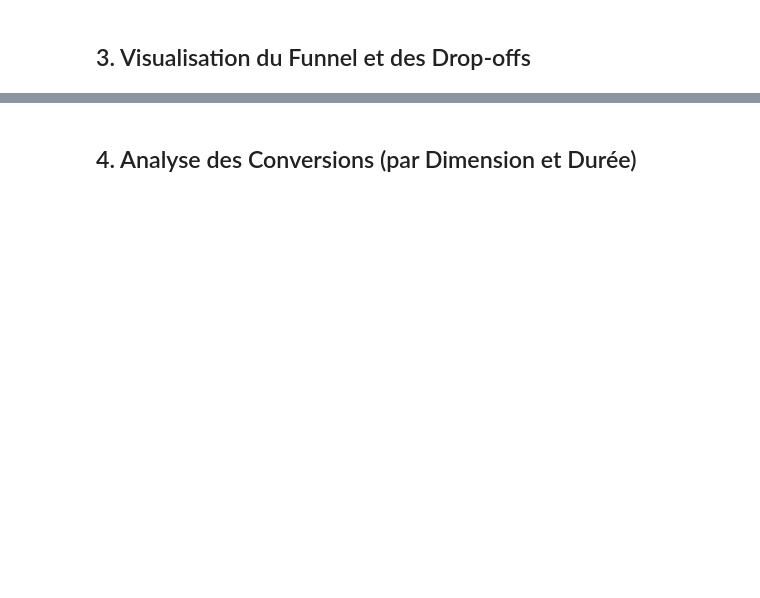
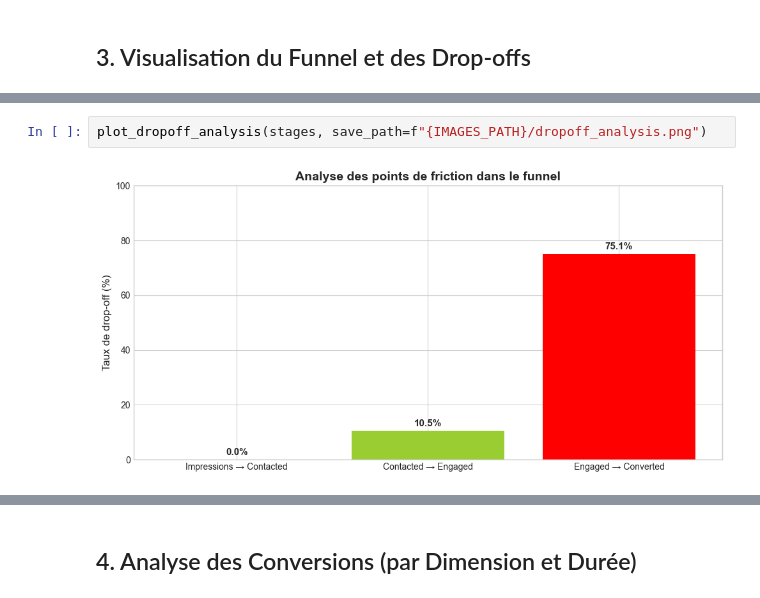
Before and after one commit to Jodm0007/FUTURE_DS_03, a Jupyter notebook: notebooks/02_funnel_analysis.ipynb, the cells around one changed output, grey strips where cells are left out. Cells and saved outputs as stored; diff of their text form; blank space fills up the shorter version.

```diff
--- a/notebooks/02_funnel_analysis.ipynb
+++ b/notebooks/02_funnel_analysis.ipynb
@@ -85,0 +90,4 @@ if df_clean is not None:
+# %%
+plot_dropoff_analysis(stages, save_path=f"{IMAGES_PATH}/dropoff_analysis.png")
+# %% [output]
+[figure, added]
```
Also changed, not shown: parts of 18 cells of this notebook, 20 other files.
